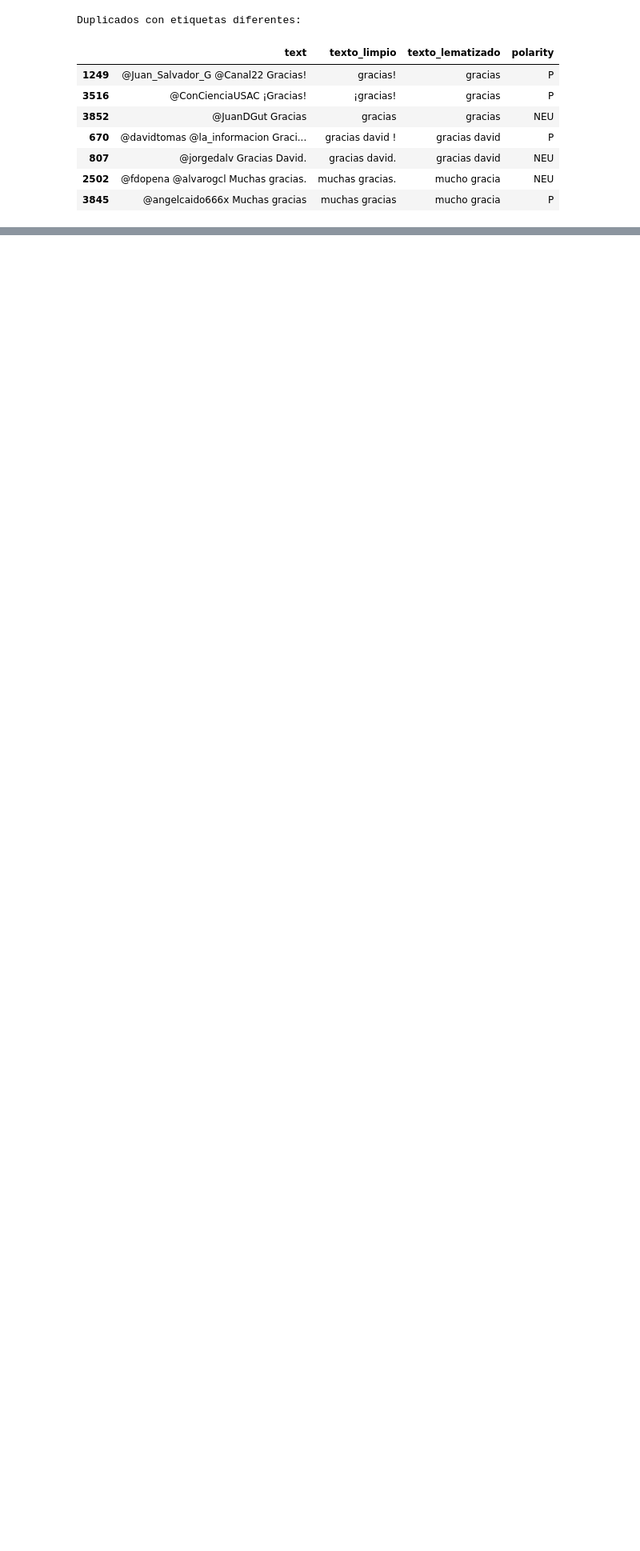
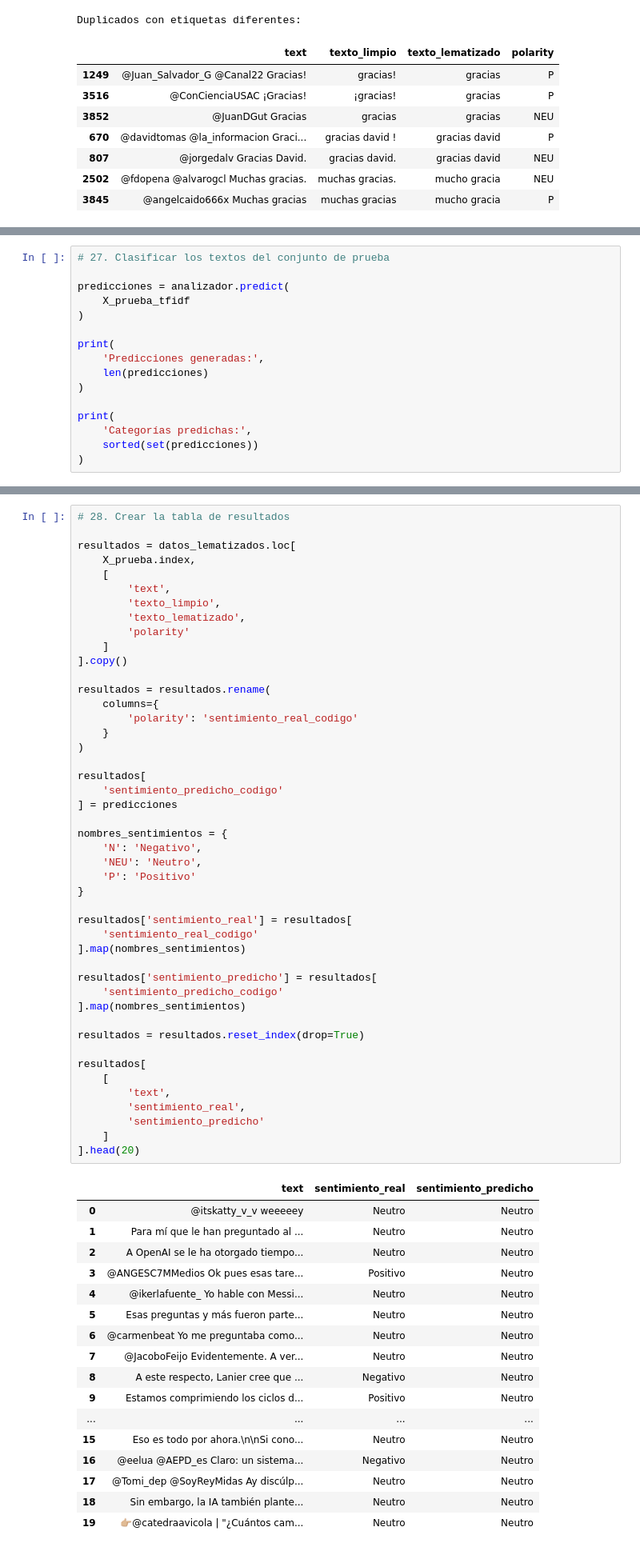
Before and after one commit to cahecaz/TrabajoFinal_analisisdesentimientos, a Jupyter notebook: Analisis_Inicial_IA_Tweets.ipynb, the cells around one changed output, grey strips where cells are left out. Shown at 80% size. Cells and saved outputs as stored; diff of their text form; blank space fills up the shorter version.

Commit message:
Genera clasificación de sentimientos Creado con Colab

```diff
--- a/Analisis_Inicial_IA_Tweets.ipynb
+++ b/Analisis_Inicial_IA_Tweets.ipynb
@@ -1028,0 +1196,16 @@ https://doi.org/10.1016/j.eswa.2018.06.022
+# %%
+# 27. Clasificar los textos del conjunto de prueba
+
+predicciones = analizador.predict(
+    X_prueba_tfidf
+)
+
+print(
+    'Predicciones generadas:',
+    len(predicciones)
+)
+
+print(
+    'Categorías predichas:',
+    sorted(set(predicciones))
+)
@@ -1028,0 +1215,64 @@ https://doi.org/10.1016/j.eswa.2018.06.022
+# %%
+# 28. Crear la tabla de resultados
+
+resultados = datos_lematizados.loc[
+    X_prueba.index,
+    [
+        'text',
+        'texto_limpio',
+        'texto_lematizado',
+        'polarity'
+    ]
+].copy()
+
+resultados = resultados.rename(
+    columns={
+        'polarity': 'sentimiento_real_codigo'
+    }
+)
+
+resultados[
+    'sentimiento_predicho_codigo'
+] = predicciones
+
+nombres_sentimientos = {
+    'N': 'Negativo',
+    'NEU': 'Neutro',
+    'P': 'Positivo'
+}
+
+resultados['sentimiento_real'] = resultados[
+    'sentimiento_real_codigo'
+].map(nombres_sentimientos)
+
+resultados['sentimiento_predicho'] = resultados[
+    'sentimiento_predicho_codigo'
+].map(nombres_sentimientos)
+
+resultados = resultados.reset_index(drop=True)
+
+resultados[
+    [
+        'text',
+        'sentimiento_real',
+        'sentimiento_predicho'
+    ]
+].head(20)
+# %% [output]
+|  | text | sentimiento_real | sentimiento_predicho |
+| 0 | @itskatty_v_v weeeeey | Neutro | Neutro |
+| 1 | Para mí que le han preguntado al ... | Neutro | Neutro |
+| 2 | A OpenAI se le ha otorgado tiempo... | Neutro | Neutro |
+| 3 | @ANGESC7MMedios Ok pues esas tare... | Positivo | Neutro |
+| 4 | @ikerlafuente_ Yo hable con Messi... | Neutro | Neutro |
+| 5 | Esas preguntas y más fueron parte... | Neutro | Neutro |
+| 6 | @carmenbeat Yo me preguntaba como... | Neutro | Neutro |
+| 7 | @JacoboFeijo Evidentemente. A ver... | Neutro | Neutro |
+| 8 | A este respecto, Lanier cree que ... | Negativo | Neutro |
+| 9 | Estamos comprimiendo los ciclos d... | Positivo | Neutro |
+| ... | ... | ... | ... |
+| 15 | Eso es todo por ahora.\n\nSi cono... | Neutro | Neutro |
+| 16 | @eelua @AEPD_es Claro: un sistema... | Negativo | Neutro |
+| 17 | @Tomi_dep @SoyReyMidas Ay discúlp... | Neutro | Neutro |
+| 18 | Sin embargo, la IA también plante... | Neutro | Neutro |
+| 19 | 👉🏼@catedraavicola | "¿Cuántos cam... | Neutro | Neutro |
```
Also changed, not shown: parts of 9 cells of this notebook.
